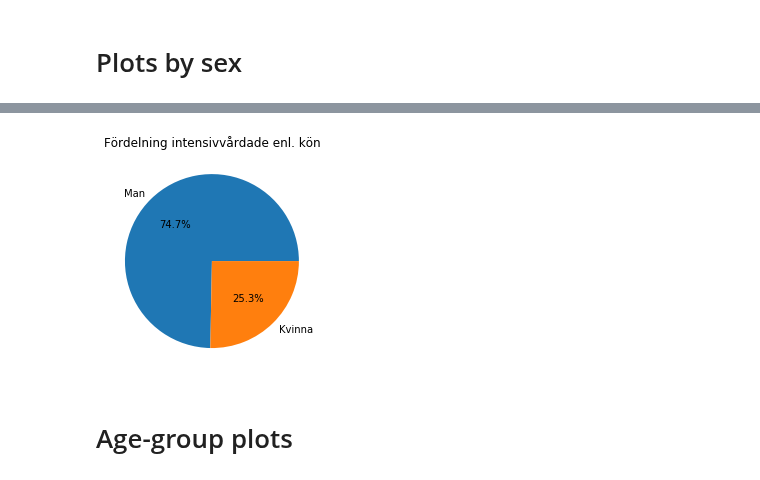
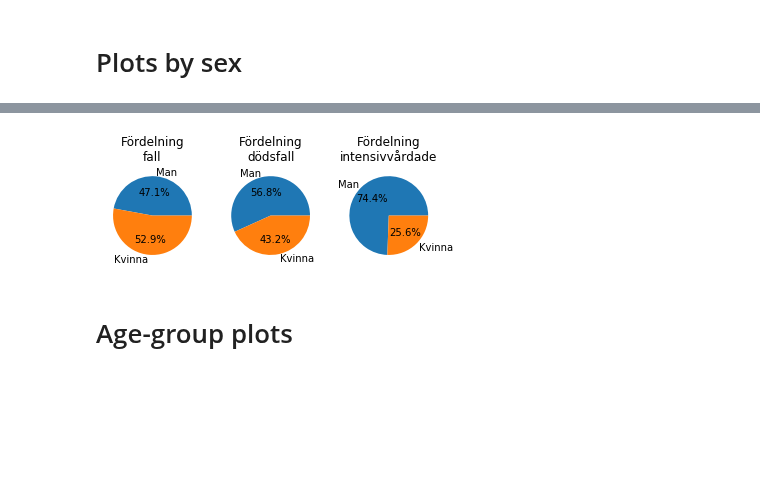
Before and after one commit to vbodell/covid-19, a Jupyter notebook: covid-playground.ipynb, the cells around one changed output, grey strips where cells are left out. Cells and saved outputs as stored; diff of their text form; code cells hidden in the pictures; blank space fills up the shorter version.

```diff
--- a/covid-playground.ipynb
+++ b/covid-playground.ipynb
@@ -151,9 +139,15 @@ _ = ax.set(title='Fördelning dödsfall enl. kön')
-# %%
-fig, ax = plt.subplots()
-ax.pie(sex_df.total_icu[:-1], labels=sex_df.sex[:-1], autopct='%1.1f%%')
-_ = ax.set(title='Fördelning intensivvårdade enl. kön')
-# %% [output]
-[figure, removed]
+# %%
+fig, axs = plt.subplots(1, 3)
+axs[0].pie(sex_df.total_cases[:-1], labels=sex_df.sex[:-1], autopct='%1.1f%%')
+_ = axs[0].set(title='Fördelning\nfall')
+
+axs[1].pie(sex_df.total_deceased[:-1], labels=sex_df.sex[:-1], autopct='%1.1f%%')
+_ = axs[1].set(title='Fördelning\ndödsfall')
+
+axs[2].pie(sex_df.total_icu[:-1], labels=sex_df.sex[:-1], autopct='%1.1f%%')
+_ = axs[2].set(title='Fördelning\nintensivvårdade')
+# %% [output]
+[figure, added]
 # %% [markdown]
 # Age-group plots
 # %%
```
Also changed, not shown: parts of 24 cells of this notebook.
